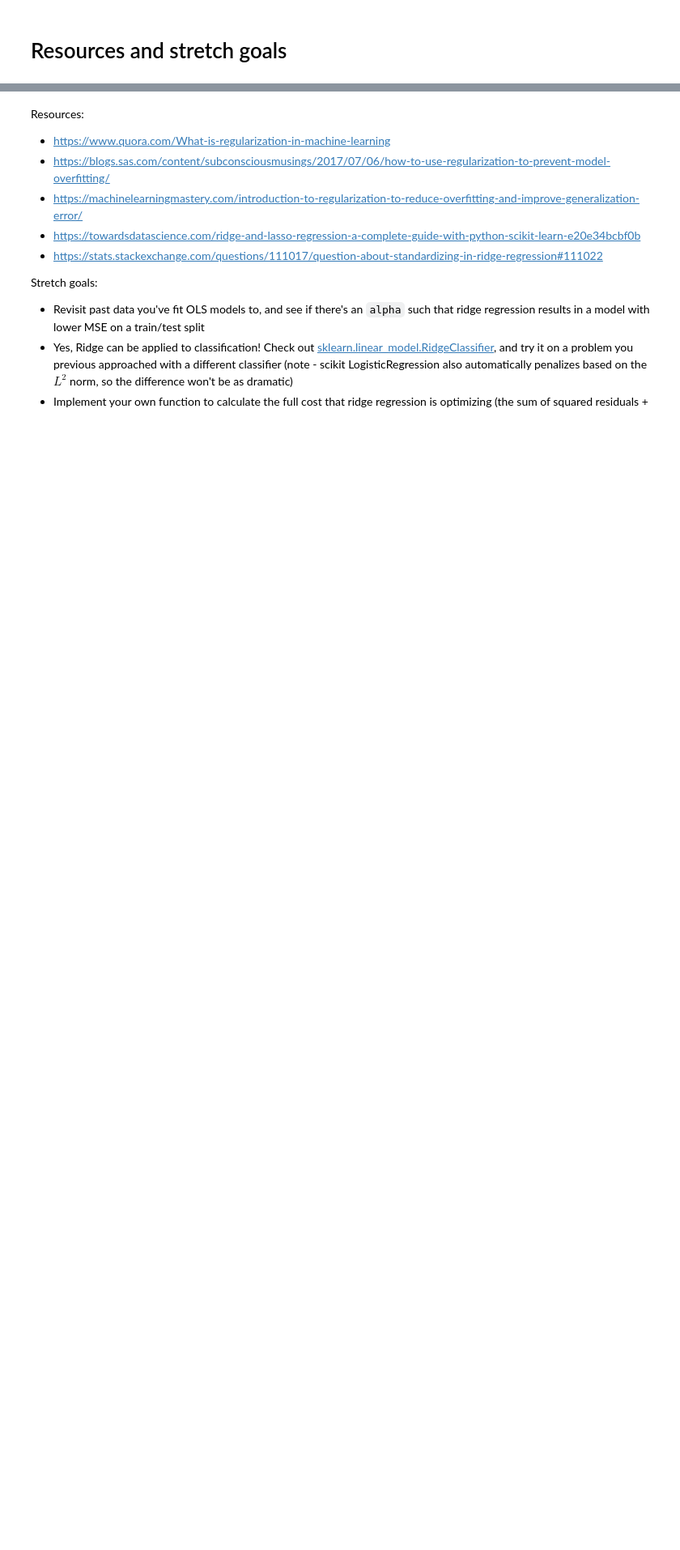
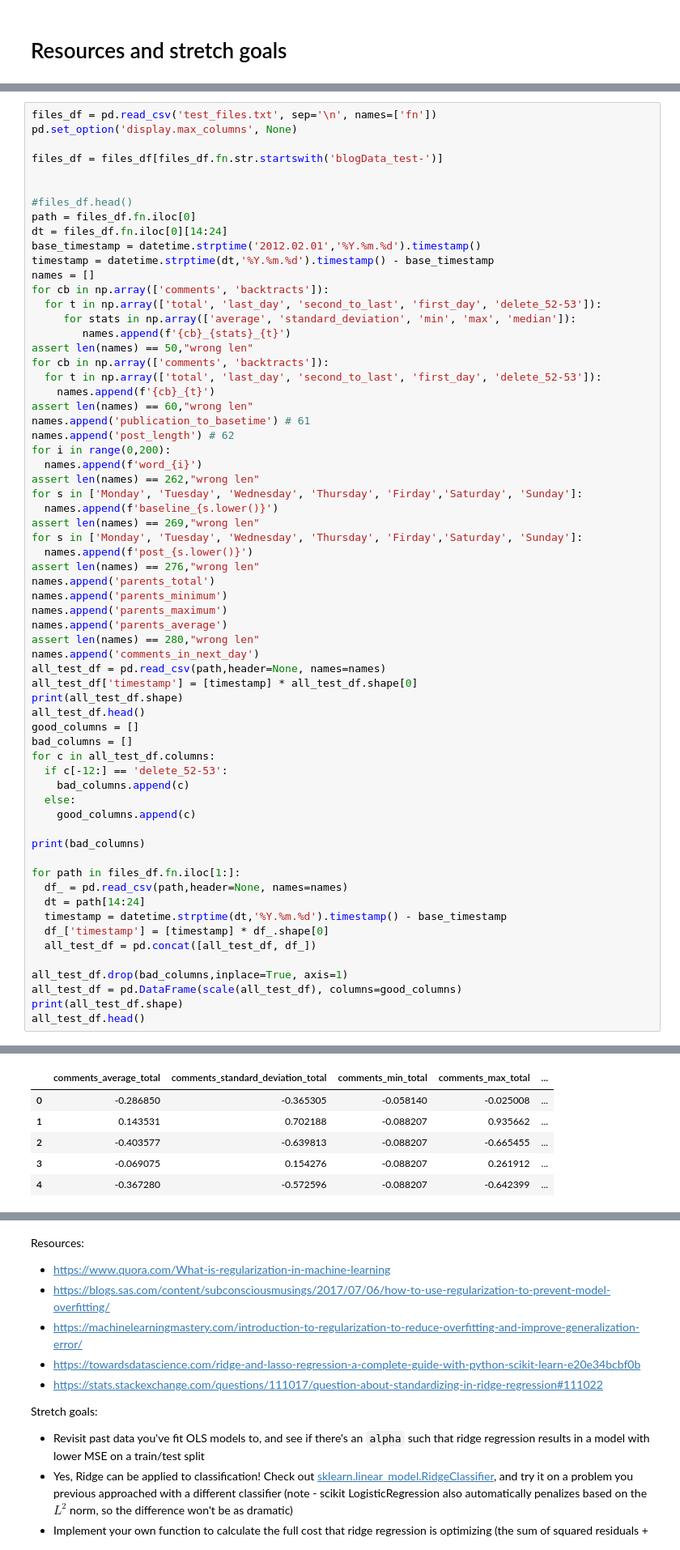
Before and after one commit to bloominstituteoftechnology/DS-Unit-2-Sprint-3-Advanced-Regression, a Jupyter notebook: module4-ridge-regression/LS_DS_234_Ridge_Regression.ipynb, the cells around one changed output, grey strips where cells are left out. Shown at 81% size. Saved outputs shown, nothing was run; the diff lists cells and outputs as text; blank space fills up the shorter version.

```diff
--- a/module4-ridge-regression/LS_DS_234_Ridge_Regression.ipynb
+++ b/module4-ridge-regression/LS_DS_234_Ridge_Regression.ipynb
@@ -324,0 +458,65 @@ You can create whatever plots, tables, or other results support your argument. I
+# %%
+files_df = pd.read_csv('test_files.txt', sep='\n', names=['fn'])
+pd.set_option('display.max_columns', None)
+
+files_df = files_df[files_df.fn.str.startswith('blogData_test-')]
+
+
+#files_df.head()
+path = files_df.fn.iloc[0]
+dt = files_df.fn.iloc[0][14:24]
+base_timestamp = datetime.strptime('2012.02.01','%Y.%m.%d').timestamp()
+timestamp = datetime.strptime(dt,'%Y.%m.%d').timestamp() - base_timestamp
+names = []
+for cb in np.array(['comments', 'backtracts']):
+  for t in np.array(['total', 'last_day', 'second_to_last', 'first_day', 'delete_52-53']):
+     for stats in np.array(['average', 'standard_deviation', 'min', 'max', 'median']):
+        names.append(f'{cb}_{stats}_{t}')
+assert len(names) == 50,"wrong len"
+for cb in np.array(['comments', 'backtracts']):
+  for t in np.array(['total', 'last_day', 'second_to_last', 'first_day', 'delete_52-53']):
+    names.append(f'{cb}_{t}')
+assert len(names) == 60,"wrong len"
+names.append('publication_to_basetime') # 61
+names.append('post_length') # 62
+for i in range(0,200):
+  names.append(f'word_{i}')
+assert len(names) == 262,"wrong len"
+for s in ['Monday', 'Tuesday', 'Wednesday', 'Thursday', 'Firday','Saturday', 'Sunday']:
+  names.append(f'baseline_{s.lower()}')
+assert len(names) == 269,"wrong len"
+for s in ['Monday', 'Tuesday', 'Wednesday', 'Thursday', 'Firday','Saturday', 'Sunday']:
+  names.append(f'post_{s.lower()}')
+assert len(names) == 276,"wrong len"
+names.append('parents_total')
+names.append('parents_minimum')
+names.append('parents_maximum')
+names.append('parents_average')
+assert len(names) == 280,"wrong len"
+names.append('comments_in_next_day')
+all_test_df = pd.read_csv(path,header=None, names=names)
+all_test_df['timestamp'] = [timestamp] * all_test_df.shape[0]
+print(all_test_df.shape)
+all_test_df.head()
+good_columns = []
+bad_columns = []
+for c in all_test_df.columns:
+  if c[-12:] == 'delete_52-53':
+    bad_columns.append(c)
+  else:
+    good_columns.append(c)
+
+print(bad_columns)
+
+for path in files_df.fn.iloc[1:]:
+  df_ = pd.read_csv(path,header=None, names=names)
+  dt = path[14:24]
+  timestamp = datetime.strptime(dt,'%Y.%m.%d').timestamp() - base_timestamp
+  df_['timestamp'] = [timestamp] * df_.shape[0]
+  all_test_df = pd.concat([all_test_df, df_])
+
+all_test_df.drop(bad_columns,inplace=True, axis=1)
+all_test_df = pd.DataFrame(scale(all_test_df), columns=good_columns)
+print(all_test_df.shape)
+all_test_df.head()
+# %% [output]
@@ -324,0 +526,6 @@ You can create whatever plots, tables, or other results support your argument. I
+|  | comments_average_total | comments_standard_deviation_total | comments_min_total | comments_max_total | ... |
+| 0 | -0.286850 | -0.365305 | -0.058140 | -0.025008 | ... |
+| 1 | 0.143531 | 0.702188 | -0.088207 | 0.935662 | ... |
+| 2 | -0.403577 | -0.639813 | -0.088207 | -0.665455 | ... |
+| 3 | -0.069075 | 0.154276 | -0.088207 | 0.261912 | ... |
+| 4 | -0.367280 | -0.572596 | -0.088207 | -0.642399 | ... |
```
Also changed, not shown: parts of 22 cells of this notebook.
